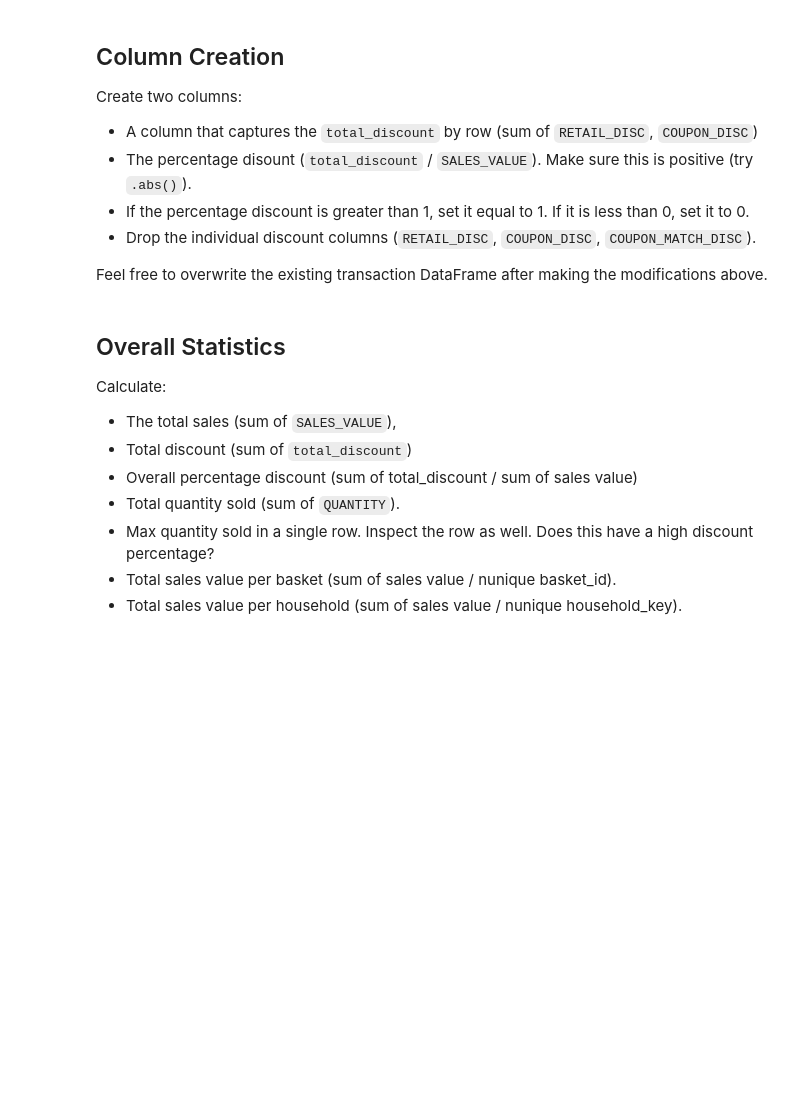
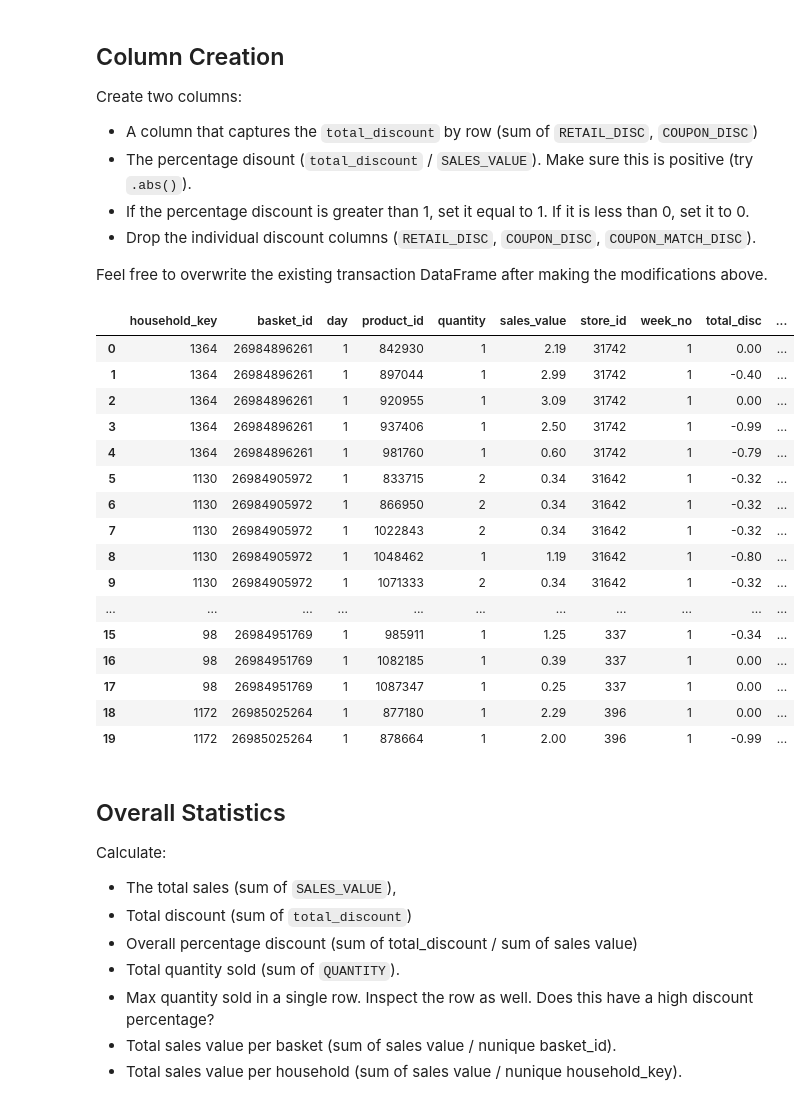
Before and after one commit to atsianis/Sales-Analysis-w-Pandas, a Jupyter notebook: section06_midcourse_project.ipynb, the cells around one changed output. Drawn from its saved outputs; the diff is of its cells as text; code cells hidden in the pictures; blank space fills up the shorter version.

Commit message:
create total_discount, discount_percent KPIs

```diff
--- a/section06_midcourse_project.ipynb
+++ b/section06_midcourse_project.ipynb
@@ -150,6 +150,39 @@ Create two columns:
 * Drop the individual discount columns (`RETAIL_DISC`, `COUPON_DISC`, `COUPON_MATCH_DISC`).
 
 Feel free to overwrite the existing transaction DataFrame after making the modifications above.
+# %%
+transactions = (transactions
+    .assign(
+        total_disc = (transactions["retail_disc"] + transactions["coupon_disc"]),
+        disc_perc = (lambda x: (x["total_disc"].abs() / x["sales_value"]))
+    )
+    .drop(["retail_disc", "coupon_disc", "coupon_match_disc"], axis=1)
+)
+
+transactions["disc_perc"] = (transactions["disc_perc"]
+                                .where(transactions["disc_perc"] < 1, 1.0)
+                                .where(transactions["disc_perc"] > 0, 0)
+                            )
+
+transactions.head(20)
+# %% [output]
+|  | household_key | basket_id | day | product_id | quantity | sales_value | store_id | week_no | total_disc | ... |
+| 0 | 1364 | 26984896261 | 1 | 842930 | 1 | 2.19 | 31742 | 1 | 0.00 | ... |
+| 1 | 1364 | 26984896261 | 1 | 897044 | 1 | 2.99 | 31742 | 1 | -0.40 | ... |
+| 2 | 1364 | 26984896261 | 1 | 920955 | 1 | 3.09 | 31742 | 1 | 0.00 | ... |
+| 3 | 1364 | 26984896261 | 1 | 937406 | 1 | 2.50 | 31742 | 1 | -0.99 | ... |
+| 4 | 1364 | 26984896261 | 1 | 981760 | 1 | 0.60 | 31742 | 1 | -0.79 | ... |
+| 5 | 1130 | 26984905972 | 1 | 833715 | 2 | 0.34 | 31642 | 1 | -0.32 | ... |
+| 6 | 1130 | 26984905972 | 1 | 866950 | 2 | 0.34 | 31642 | 1 | -0.32 | ... |
+| 7 | 1130 | 26984905972 | 1 | 1022843 | 2 | 0.34 | 31642 | 1 | -0.32 | ... |
+| 8 | 1130 | 26984905972 | 1 | 1048462 | 1 | 1.19 | 31642 | 1 | -0.80 | ... |
+| 9 | 1130 | 26984905972 | 1 | 1071333 | 2 | 0.34 | 31642 | 1 | -0.32 | ... |
+| ... | ... | ... | ... | ... | ... | ... | ... | ... | ... | ... |
+| 15 | 98 | 26984951769 | 1 | 985911 | 1 | 1.25 | 337 | 1 | -0.34 | ... |
+| 16 | 98 | 26984951769 | 1 | 1082185 | 1 | 0.39 | 337 | 1 | 0.00 | ... |
+| 17 | 98 | 26984951769 | 1 | 1087347 | 1 | 0.25 | 337 | 1 | 0.00 | ... |
+| 18 | 1172 | 26985025264 | 1 | 877180 | 1 | 2.29 | 396 | 1 | 0.00 | ... |
+| 19 | 1172 | 26985025264 | 1 | 878664 | 1 | 2.00 | 396 | 1 | -0.99 | ... |
 # %% [markdown]
 ## Overall Statistics
 
```
